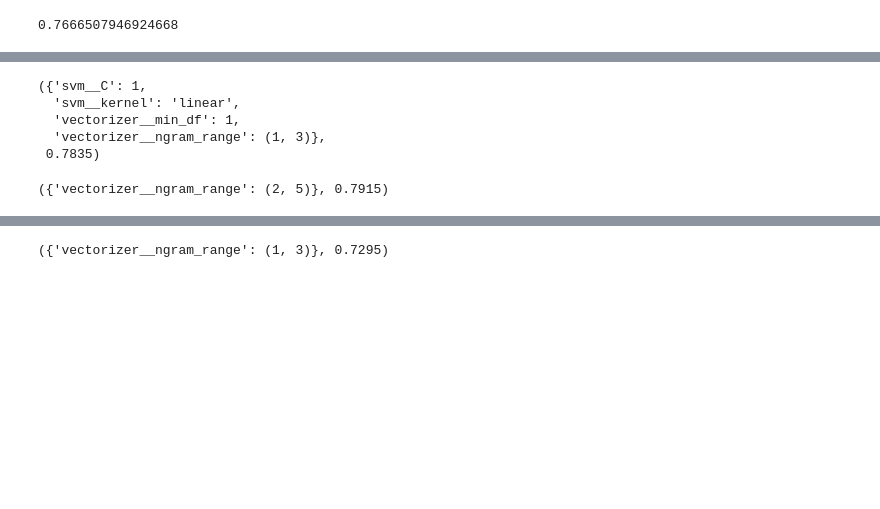
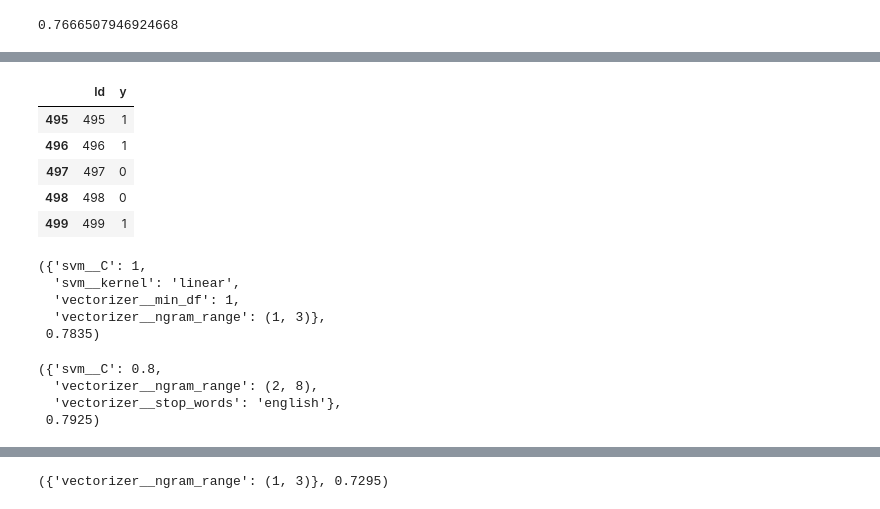
Before and after one commit to HQuality/ML_Yandex_MIPT, a Jupyter notebook: 6 Data analysis project/Movies Sentiment Analysis/W3/BaselineCRUSHER-Copy1.ipynb, the cells around one changed output, grey strips where cells are left out. Cells and saved outputs as stored; diff of their text form; code cells hidden in the pictures; blank space fills up the shorter version.

```diff
--- a/6 Data analysis project/Movies Sentiment Analysis/W3/BaselineCRUSHER-Copy1.ipynb
+++ b/6 Data analysis project/Movies Sentiment Analysis/W3/BaselineCRUSHER-Copy1.ipynb
@@ -154,0 +217,2 @@ GS.best_params_, GS.best_score_
+# %%
+X = vectorizer.fit_transform(X_train)
@@ -154,0 +224,2 @@ GS.best_params_, GS.best_score_
+# %%
+X_te = vectorizer.transform(X_test.text)
@@ -154,0 +231,2 @@ GS.best_params_, GS.best_score_
+# %%
+LR.fit(X, y)
@@ -154,0 +238,2 @@ GS.best_params_, GS.best_score_
+# %%
+predict_lr = LR.predict(X_te)
@@ -155,3 +260,16 @@ GS.best_params_, GS.best_score_
+# %%
+submission = pd.read_csv('products_sentiment_sample_submission.csv')
+submission['y'] = predict_lr
+submission.to_csv('LR_predict.csv', index = None)
+
+submission.tail()
+# %% [output]
+|  | Id | y |
+| 495 | 495 | 1 |
+| 496 | 496 | 1 |
+| 497 | 497 | 0 |
+| 498 | 498 | 0 |
+| 499 | 499 | 1 |
 # %%
 PipeSVM = Pipeline([
         ('vectorizer', TfidfVectorizer()),
@@ -174,12 +292,17 @@ GS.best_params_, GS.best_score_
  0.7835)
 # %%
 PipeSVM = Pipeline([
-        ('vectorizer', TfidfVectorizer(analyzer='char_wb', min_df=2, stop_words='english')),
+        ('vectorizer', TfidfVectorizer(analyzer='char_wb', min_df=2)),
         ('svm', SVC(kernel='linear', random_state=42, C=0.5))
     ])
-param_grid = {'vectorizer__ngram_range':[(2,5), (3,5)]}
+param_grid = {'vectorizer__ngram_range':[(2,8), (2,7)],
+              'svm__C': [0.6, 0.7, 0.8],
+              'vectorizer__stop_words': ['english', stopwords.words('english')]}
 GS = GridSearchCV(PipeSVM, param_grid = param_grid, cv=5)
-GS.fit(reviews, y)
+GS.fit(X_train, y)
 GS.best_params_, GS.best_score_
 # %% [output]
-({'vectorizer__ngram_range': (2, 5)}, 0.7915)
+({'svm__C': 0.8,
+  'vectorizer__ngram_range': (2, 8),
+  'vectorizer__stop_words': 'english'},
+ 0.7925)
```
Also changed, not shown: parts of 25 cells of this notebook, 17 other files.
